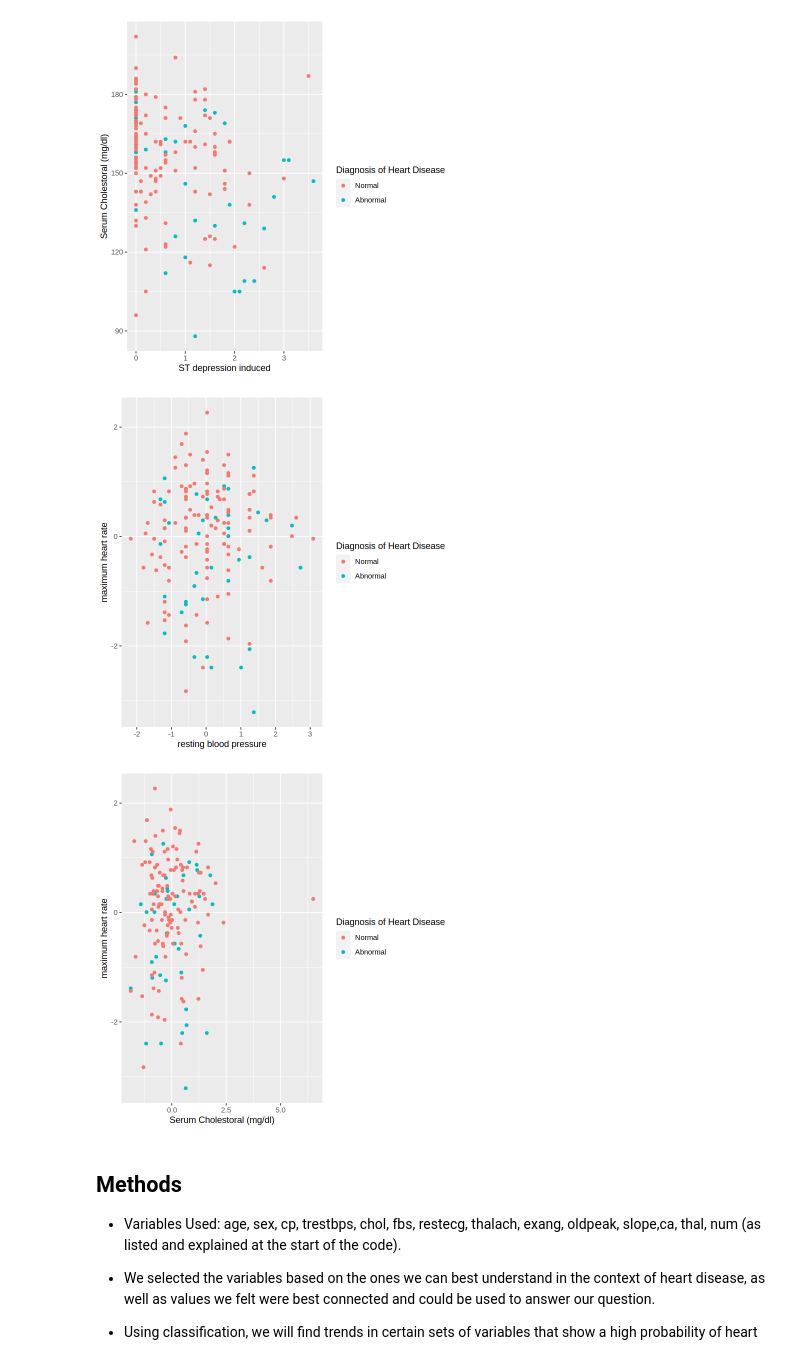
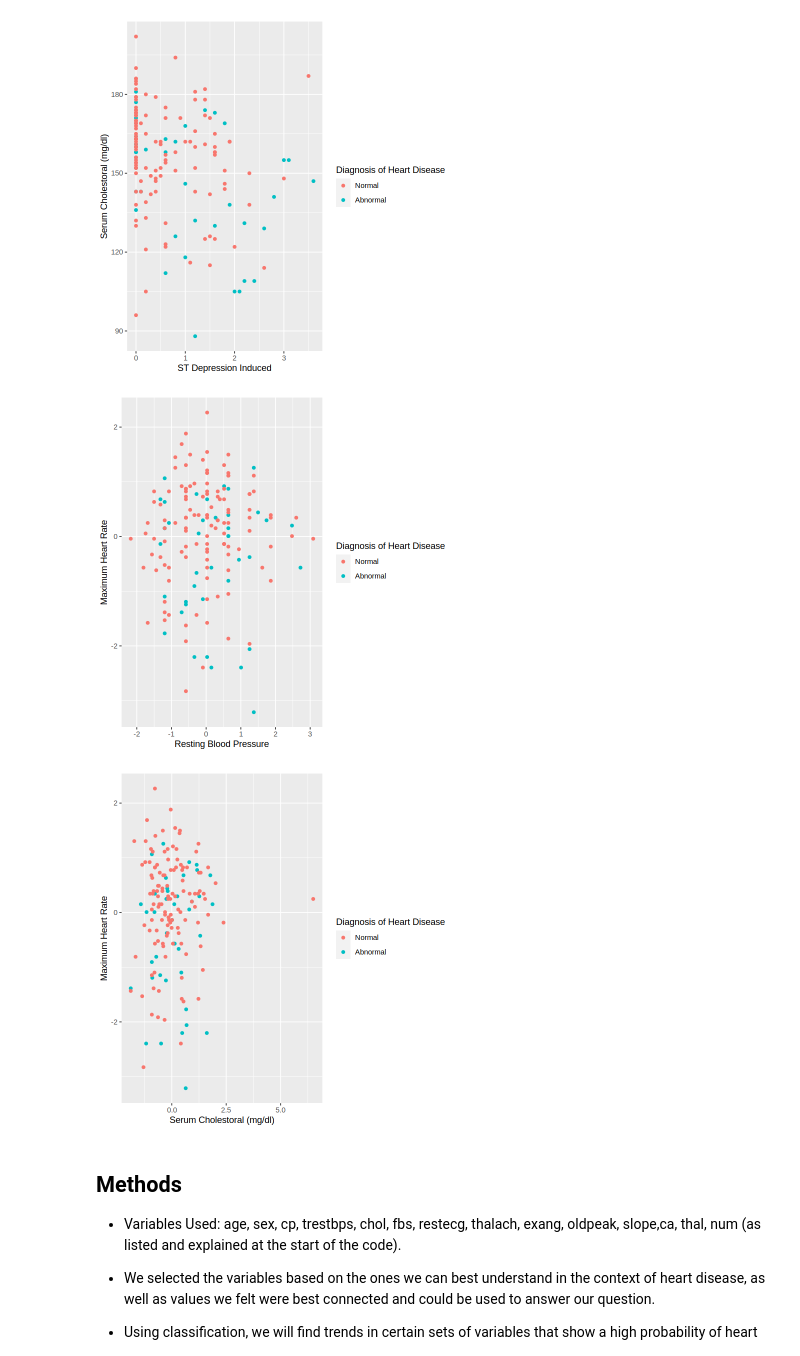
Before and after one commit to TimWei12/Group_25_project, a Jupyter notebook: Project proposal.ipynb, the cells around one changed output. Saved outputs shown, nothing was run; the diff lists cells and outputs as text; code cells hidden in the pictures.

```diff
--- a/Project proposal.ipynb
+++ b/Project proposal.ipynb
@@ -214,21 +216,21 @@ cleveland_scaled <- cleveland_recipe |>
 # %%
 diagnosis_plot_s1 <- cleveland_scaled |>
     ggplot(aes(x=trestbps, y=thalach, color=num)) +
     geom_point() +
-    labs(x = "resting blood pressure", y = "maximum heart rate", color = "Diagnosis of Heart Disease") +
+    labs(x = "Resting Blood Pressure", y = "Maximum Heart Rate", color = "Diagnosis of Heart Disease") +
     scale_fill_distiller(palette="Spectral")
 diagnosis_plot_s1
 # %% [output]
-[figure, old version]
+[figure, new version]
 # %%
 diagnosis_plot_s2 <- cleveland_scaled |>
     ggplot(aes(x=chol, y=thalach, color=num)) +
     geom_point() +
-    labs(x = "Serum Cholestoral (mg/dl)", y = "maximum heart rate", color = "Diagnosis of Heart Disease") +
+    labs(x = "Serum Cholestoral (mg/dl)", y = "Maximum Heart Rate", color = "Diagnosis of Heart Disease") +
     scale_fill_distiller(palette="Spectral")
 diagnosis_plot_s2
 # %% [output]
-[figure, old version]
+[figure, new version]
 # %% [markdown]
 ## Methods
 
```
Also changed, not shown: parts of 6 cells of this notebook.
